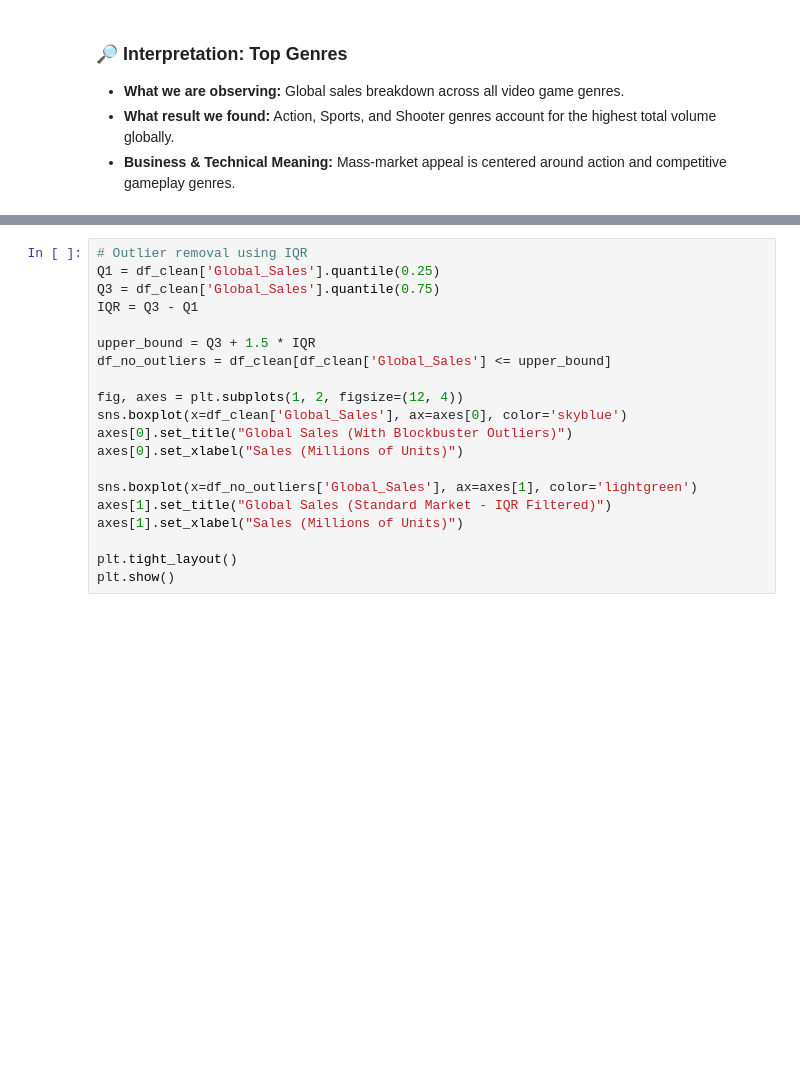
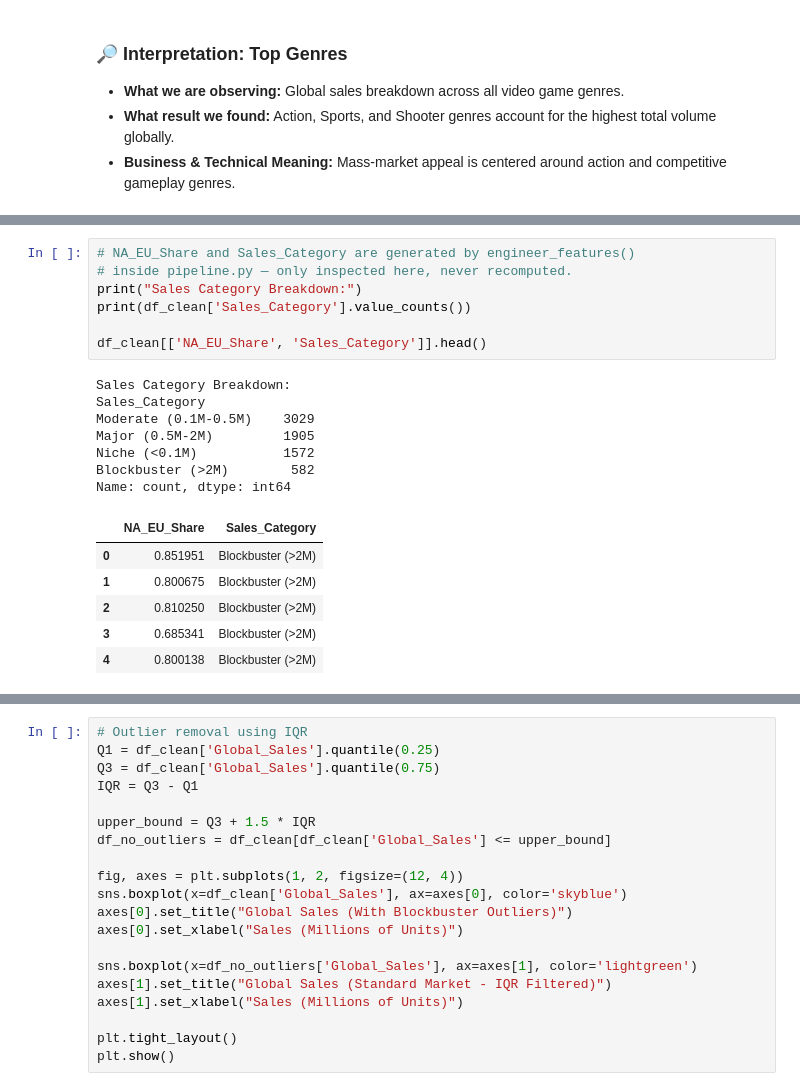
Before and after one commit to IA-P1-BCN/EDA-VideoGames-Analysis, a Jupyter notebook: 01_eda_videojuegos.ipynb, the cells around one changed output, grey strips where cells are left out. Drawn from its saved outputs; the diff is of its cells as text; blank space fills up the shorter version.

```diff
--- a/01_eda_videojuegos.ipynb
+++ b/01_eda_videojuegos.ipynb
@@ -197,0 +172,21 @@ Name: count, dtype: int64
+# %%
+# NA_EU_Share and Sales_Category are generated by engineer_features()
+# inside pipeline.py — only inspected here, never recomputed.
+print("Sales Category Breakdown:")
+print(df_clean['Sales_Category'].value_counts())
+
+df_clean[['NA_EU_Share', 'Sales_Category']].head()
+# %% [output]
+Sales Category Breakdown:
+Sales_Category
+Moderate (0.1M-0.5M)    3029
+Major (0.5M-2M)         1905
+Niche (<0.1M)           1572
+Blockbuster (>2M)        582
+Name: count, dtype: int64
+|  | NA_EU_Share | Sales_Category |
+| 0 | 0.851951 | Blockbuster (>2M) |
+| 1 | 0.800675 | Blockbuster (>2M) |
+| 2 | 0.810250 | Blockbuster (>2M) |
+| 3 | 0.685341 | Blockbuster (>2M) |
+| 4 | 0.800138 | Blockbuster (>2M) |
```
Also changed, not shown: parts of 21 cells of this notebook.
